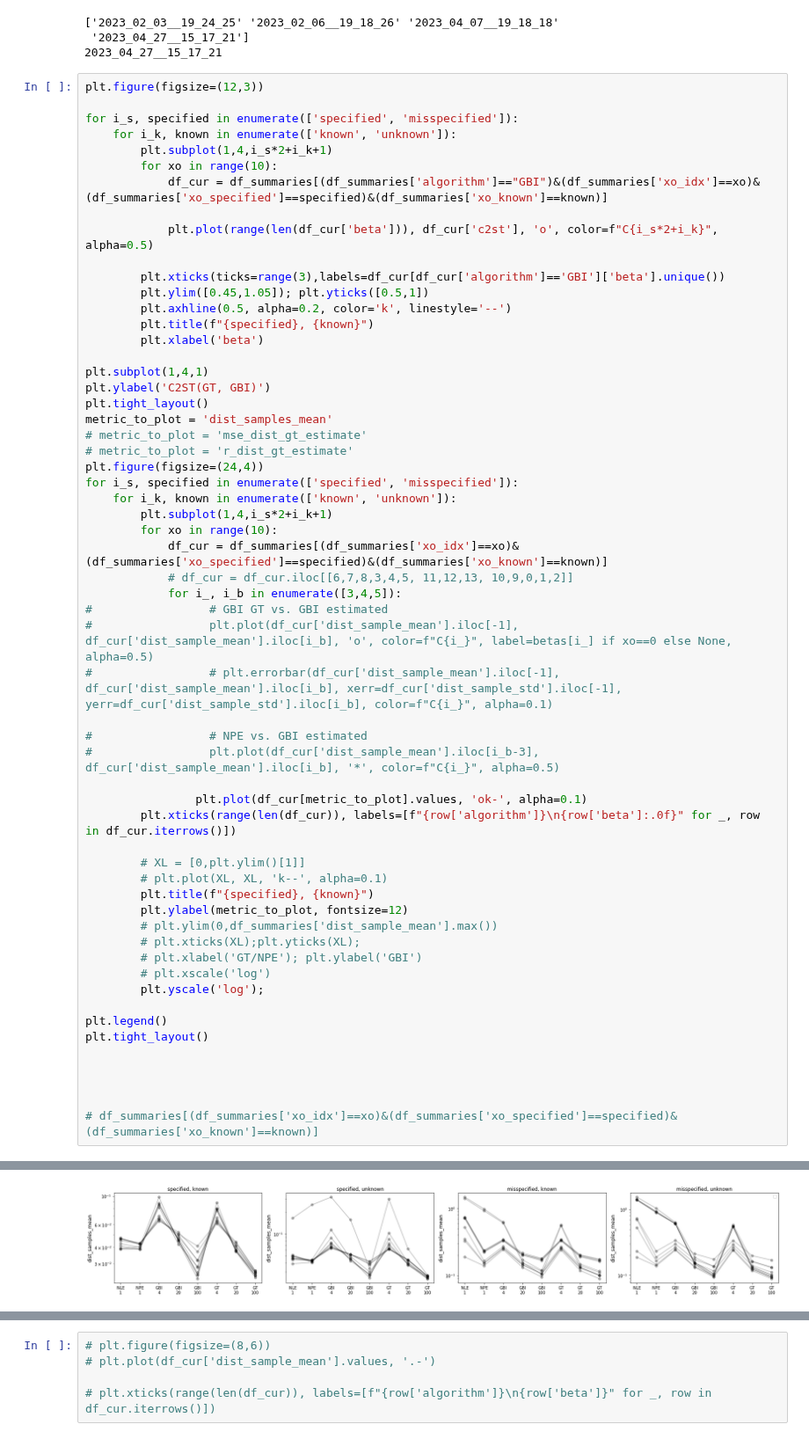
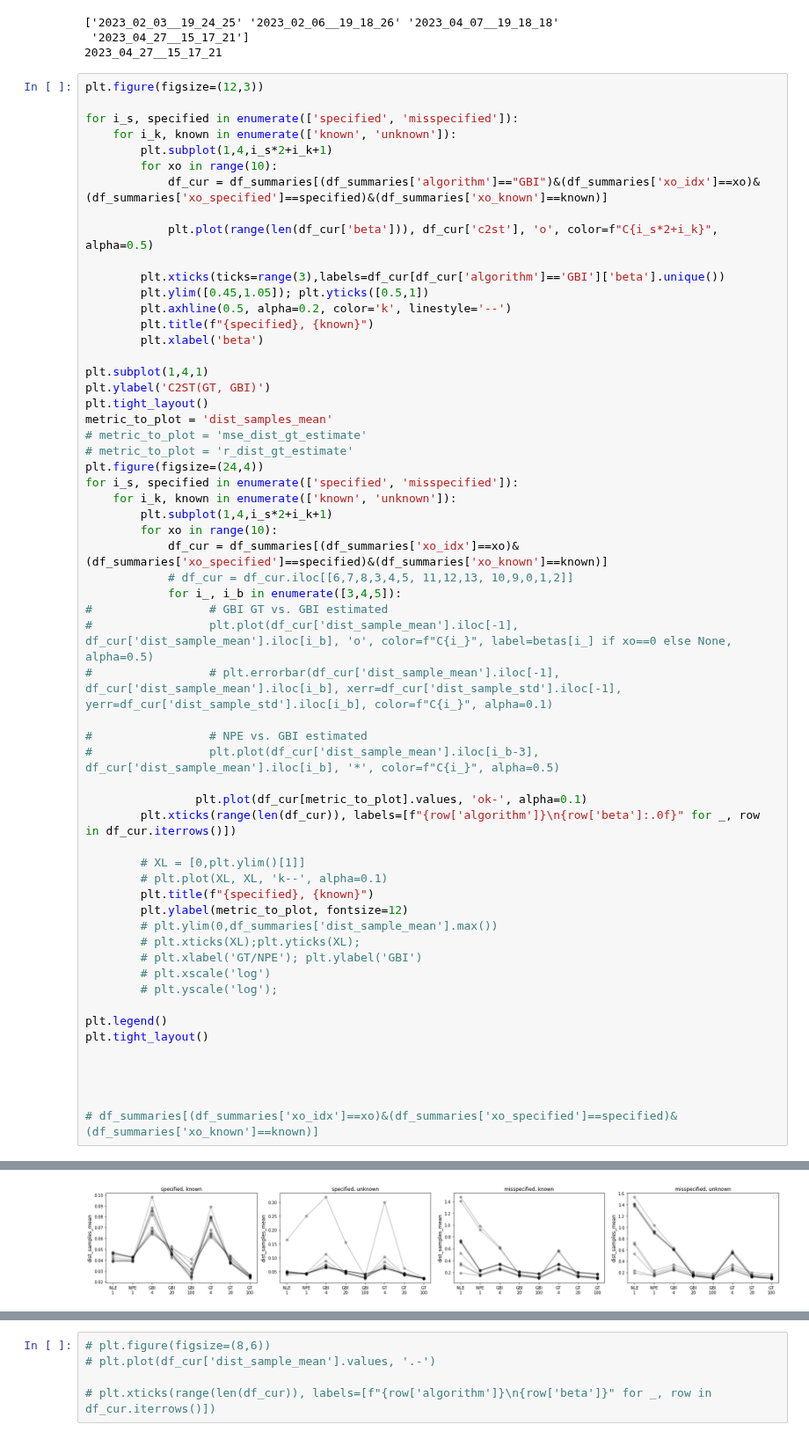
Before and after one commit to mackelab/neuralgbi, a Jupyter notebook: dev_notebook/run_comparisons.ipynb, the cells around one changed output, grey strips where cells are left out. Shown at 88% size. Drawn from its saved outputs; the diff is of its cells as text.

Commit message:
making nicer benchmark figures

```diff
--- a/dev_notebook/run_comparisons.ipynb
+++ b/dev_notebook/run_comparisons.ipynb
@@ -65,32 +65,32 @@ for i_s, specified in enumerate(['specified', 'misspecified']):
             for i_, i_b in enumerate([3,4,5]):
 #                 # GBI GT vs. GBI estimated
 #                 plt.plot(df_cur['dist_sample_mean'].iloc[-1], df_cur['dist_sample_mean'].iloc[i_b], 'o', color=f"C{i_}", label=betas[i_] if xo==0 else None, alpha=0.5)
 #                 # plt.errorbar(df_cur['dist_sample_mean'].iloc[-1], df_cur['dist_sample_mean'].iloc[i_b], xerr=df_cur['dist_sample_std'].iloc[-1], yerr=df_cur['dist_sample_std'].iloc[i_b], color=f"C{i_}", alpha=0.1)
 
 #                 # NPE vs. GBI estimated
 #                 plt.plot(df_cur['dist_sample_mean'].iloc[i_b-3], df_cur['dist_sample_mean'].iloc[i_b], '*', color=f"C{i_}", alpha=0.5)
 
                 plt.plot(df_cur[metric_to_plot].values, 'ok-', alpha=0.1)
         plt.xticks(range(len(df_cur)), labels=[f"{row['algorithm']}\n{row['beta']:.0f}" for _, row in df_cur.iterrows()])
 
         # XL = [0,plt.ylim()[1]]
         # plt.plot(XL, XL, 'k--', alpha=0.1)
         plt.title(f"{specified}, {known}")
         plt.ylabel(metric_to_plot, fontsize=12)
         # plt.ylim(0,df_summaries['dist_sample_mean'].max())
         # plt.xticks(XL);plt.yticks(XL);
         # plt.xlabel('GT/NPE'); plt.ylabel('GBI')
         # plt.xscale('log')
-        plt.yscale('log');
+        # plt.yscale('log');
 
 plt.legend()
 plt.tight_layout()
 
 
 
 
 # df_summaries[(df_summaries['xo_idx']==xo)&(df_summaries['xo_specified']==specified)&(df_summaries['xo_known']==known)]
 # %% [output]
 No artists with labels found to put in legend.  Note that artists whose label start with an underscore are ignored when legend() is called with no argument.
 [figure]
-[figure, old version]
+[figure, new version]
```
Also changed, not shown: parts of 3 cells of this notebook, 1 other file.
